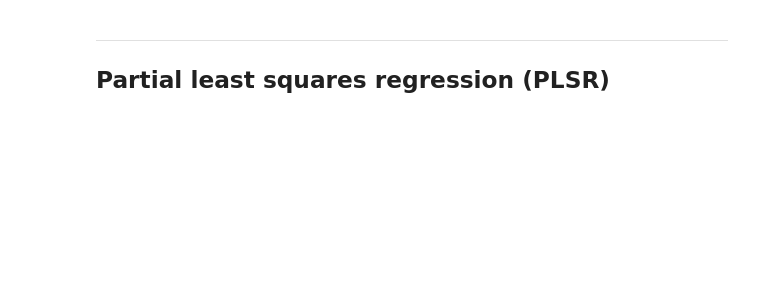
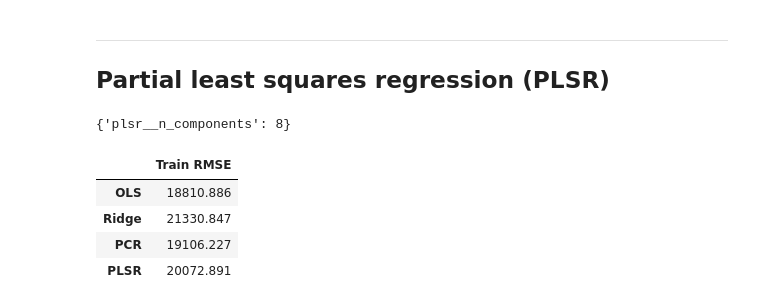
Before and after one commit to marius-mather/lessons-mlpy, a Jupyter notebook: _episodes_python/11-RidgeLassoElasticNet.ipynb, the cells around one changed output. Cells and saved outputs as stored; diff of their text form; code cells hidden in the pictures; blank space fills up the shorter version.

```diff
--- a/_episodes_python/11-RidgeLassoElasticNet.ipynb
+++ b/_episodes_python/11-RidgeLassoElasticNet.ipynb
@@ -322,0 +369,24 @@ results.round(3)
+# %%
+# how many components were best for fitting the model?
+ames_plsr.best_params_
+# %% [output]
+{'plsr__n_components': 8}
+# %%
+# What was the RMSE on the training data?
+columns=['Train RMSE']
+rows=['OLS','Ridge',  'PCR', 'PLSR']
+results=pd.DataFrame(0.0, columns=columns, index=rows)
+
+methods=[ames_ols_all, ames_ridge, ames_pcr, ames_plsr]
+
+for i, method in enumerate(methods):
+    y_pred=method.predict(ames_train_X)
+    results.iloc[i,0] = np.sqrt(mean_squared_error(10**ames_train_y, 10**y_pred))
+
+results.round(3)
+# %% [output]
+|  | Train RMSE |
+| OLS | 18810.886 |
+| Ridge | 21330.847 |
+| PCR | 19106.227 |
+| PLSR | 20072.891 |
```
Also changed, not shown: parts of 23 cells of this notebook, 2 other files.
